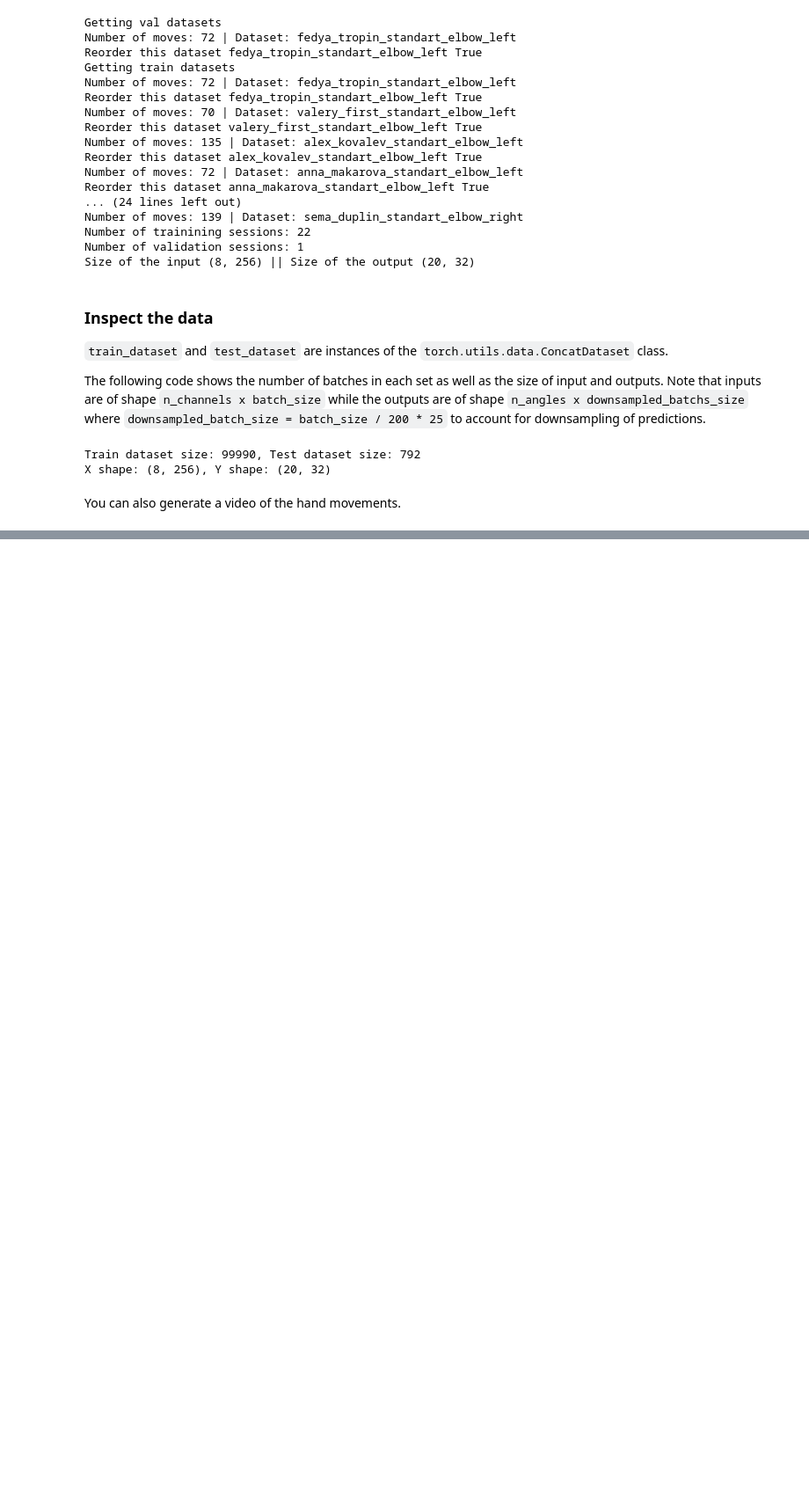
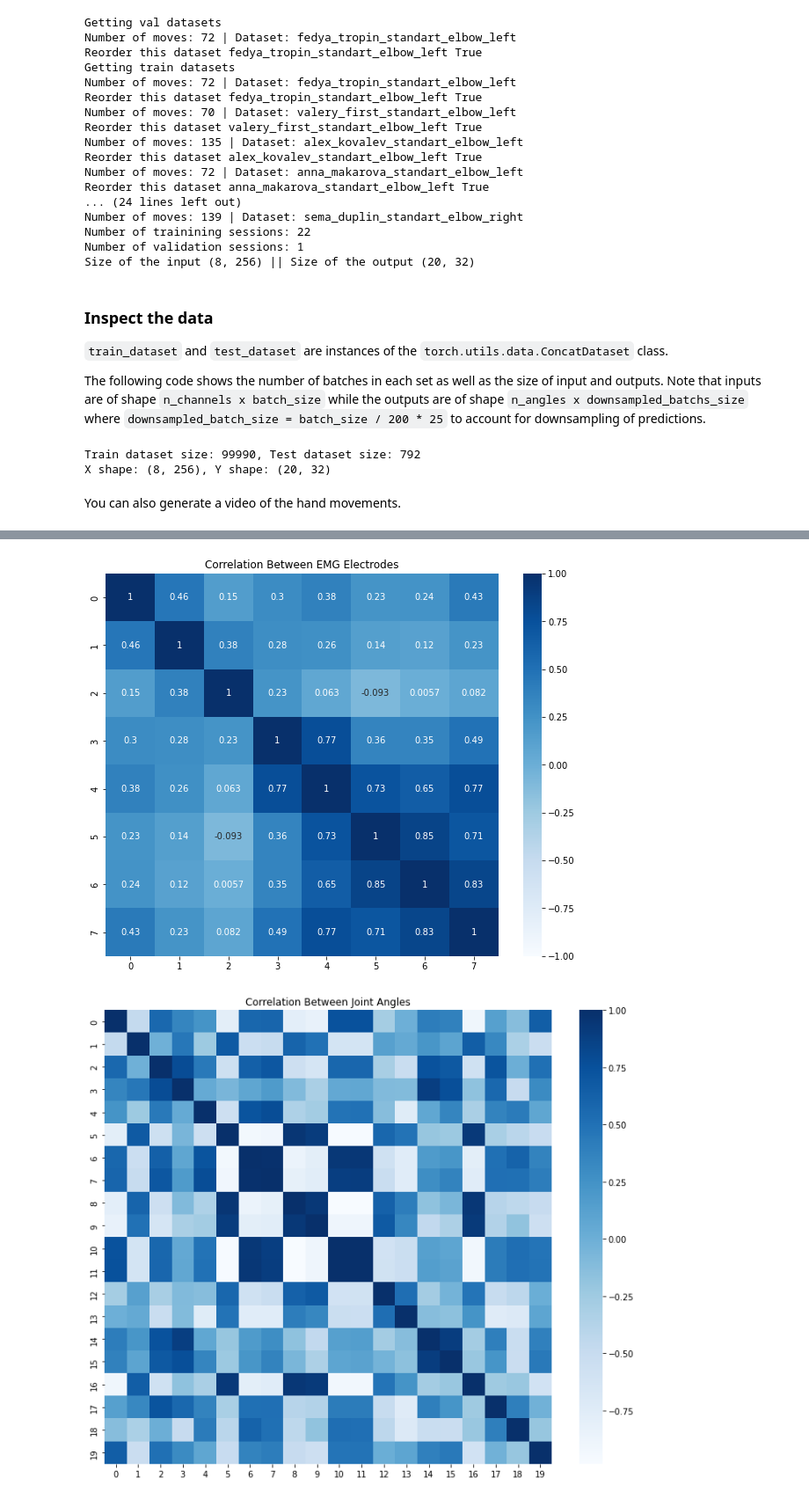
Before and after one commit to BelleJohn/BCI_ALVI_challenge, a Jupyter notebook: tutorials/01_load_dataset.ipynb, the cells around one changed output, grey strips where cells are left out. Shown at 88% size. Drawn from its saved outputs; the diff is of its cells as text; code cells hidden in the pictures; blank space fills up the shorter version.

```diff
--- a/tutorials/01_load_dataset.ipynb
+++ b/tutorials/01_load_dataset.ipynb
@@ -93,0 +163,28 @@ save_animation(ani, 'test_vis.gif', fps=25,)   # this will save a .gif file
+# %%
+# Correlation between EMG electrodes
+import seaborn as sns
+import pandas as pd
+import numpy as np
+
+# Sample a portion of the data for correlation analysis
+sample_size = 1000 # Plot first 1000 samples (5 seconds at 200Hz)
+X_sample = X[:, :sample_size]
+
+# Electrode correlation
+electrode_corr = pd.DataFrame(np.corrcoef(X_sample))
+plt.figure(figsize=(10, 8))
+sns.heatmap(electrode_corr, annot=True, cmap='Blues', vmin=-1, vmax=1)
+plt.title("Correlation Between EMG Electrodes")
+plt.show()
+
+# Joint angle correlation
+if Y.shape[1] > 0:  # Ensure Y has data
+    Y_sample = Y[:, :min(Y.shape[1], 200)]  # Sample first 200 points or less
+    joint_corr = pd.DataFrame(np.corrcoef(Y_sample))
+    plt.figure(figsize=(12, 10))
+    sns.heatmap(joint_corr, annot=False, cmap='Blues')
+    plt.title("Correlation Between Joint Angles")
+    plt.show()
+# %% [output]
+[figure, added]
+[figure, added]
```
Also changed, not shown: parts of 7 cells of this notebook, 1 other file.
